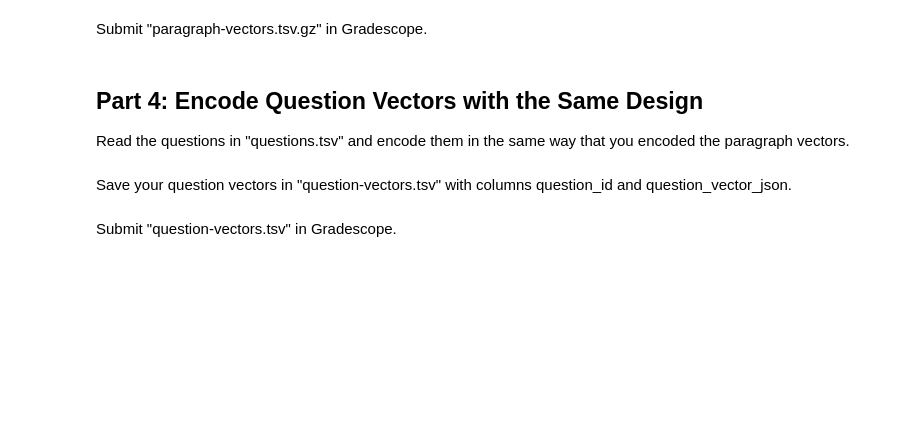
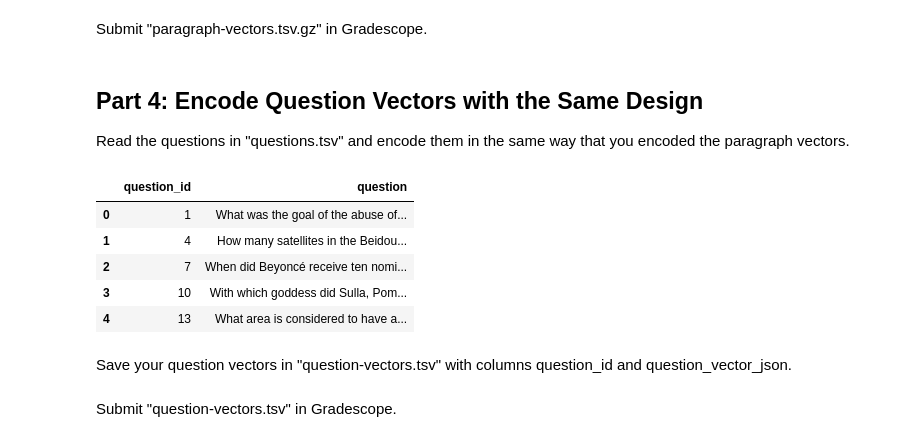
Before and after one commit to polinacsv/dx704-project-10, a Jupyter notebook: project.ipynb, the cells around one changed output. Saved outputs shown, nothing was run; the diff lists cells and outputs as text; code cells hidden in the pictures; blank space fills up the shorter version.

```diff
--- a/project.ipynb
+++ b/project.ipynb
@@ -343,7 +343,16 @@ Read the questions in "questions.tsv" and encode them in the same way that you e
 # %%
 # YOUR CHANGES HERE
 
-...
+questions = pd.read_csv("questions.tsv", sep="\t")
+# %%
+questions.head()
+# %% [output]
+|  | question_id | question |
+| 0 | 1 | What was the goal of the abuse of... |
+| 1 | 4 | How many satellites in the Beidou... |
+| 2 | 7 | When did Beyoncé receive ten nomi... |
+| 3 | 10 | With which goddess did Sulla, Pom... |
+| 4 | 13 | What area is considered to have a... |
 # %% [markdown]
 Save your question vectors in "question-vectors.tsv" with columns question_id and question_vector_json.
 # %%
```
Also changed, not shown: parts of 3 cells of this notebook, 1 other file.
